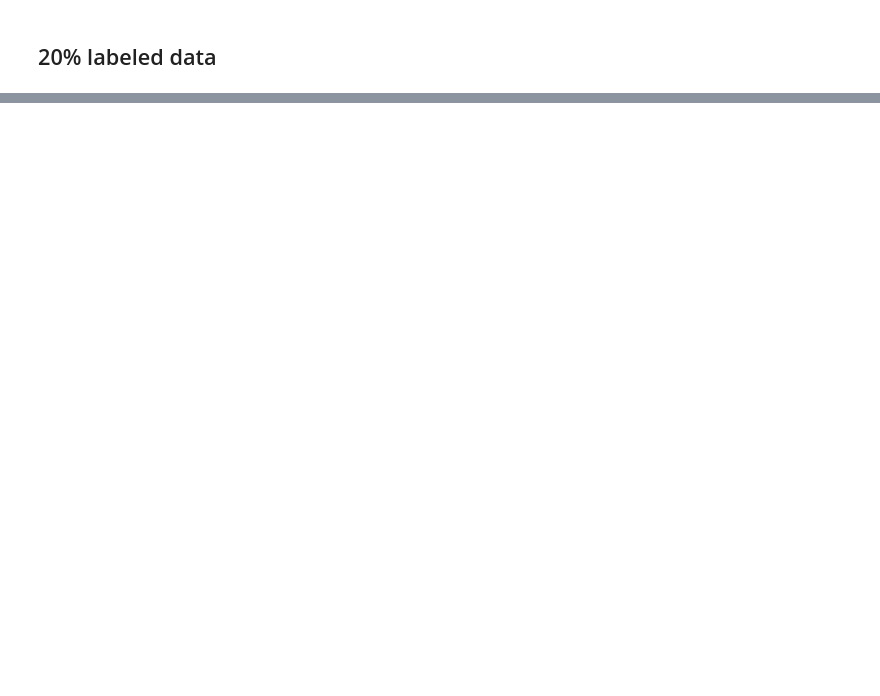
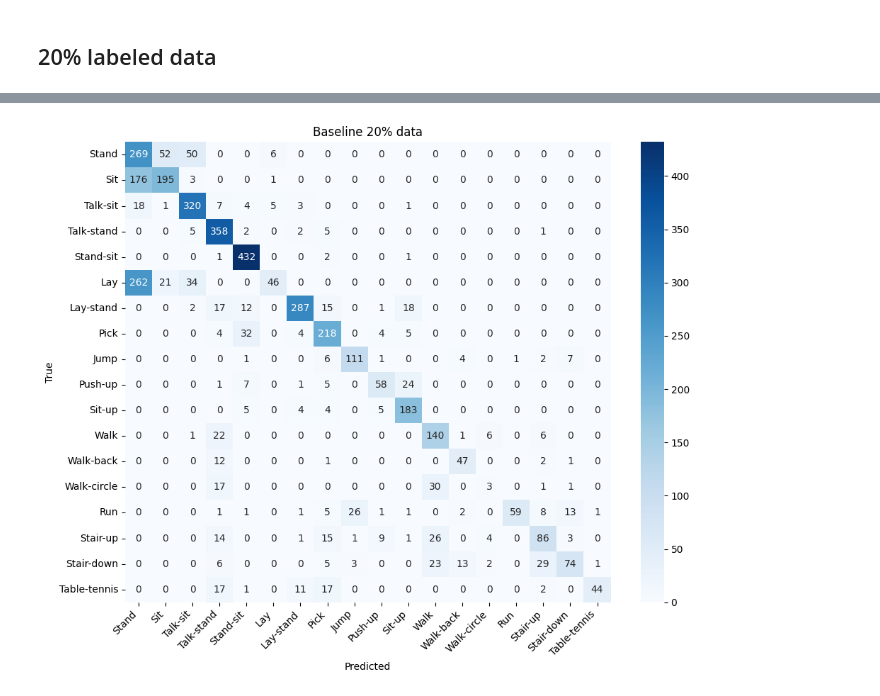
Before and after one commit to sarthakghavghave/self-supervised-activity-recognition, a Jupyter notebook: notebooks/02_baseline_cnn.ipynb, the cells around one changed output, grey strips where cells are left out. Saved outputs shown, nothing was run; the diff lists cells and outputs as text; code cells hidden in the pictures; blank space fills up the shorter version.

```diff
--- a/notebooks/02_baseline_cnn.ipynb
+++ b/notebooks/02_baseline_cnn.ipynb
@@ -286,0 +225,4 @@ Baseline 20% -> Test F1 : 0.6856706555368647
+# %%
+make_confusion(model_small, test_loader, title="Baseline 20% data")
+# %% [output]
+[figure, added]
```
Also changed, not shown: parts of 12 cells of this notebook, 6 other files.
